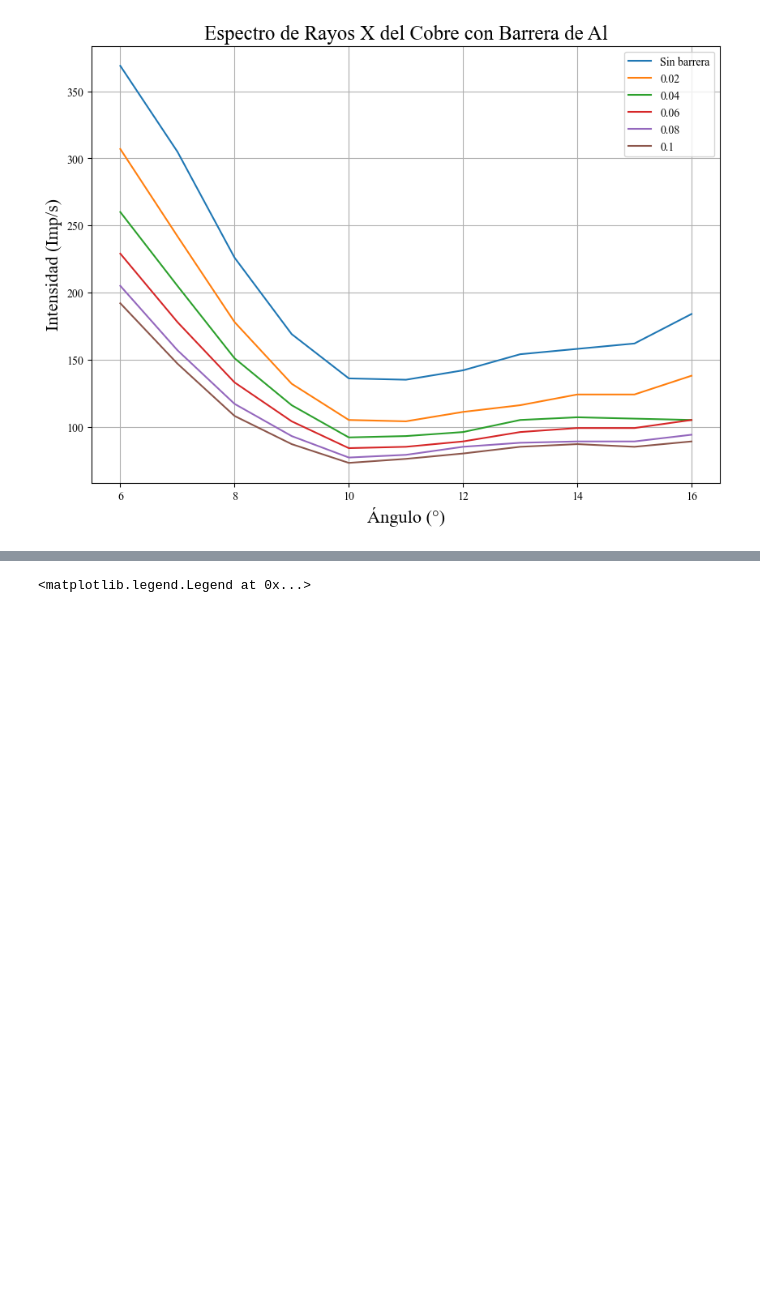
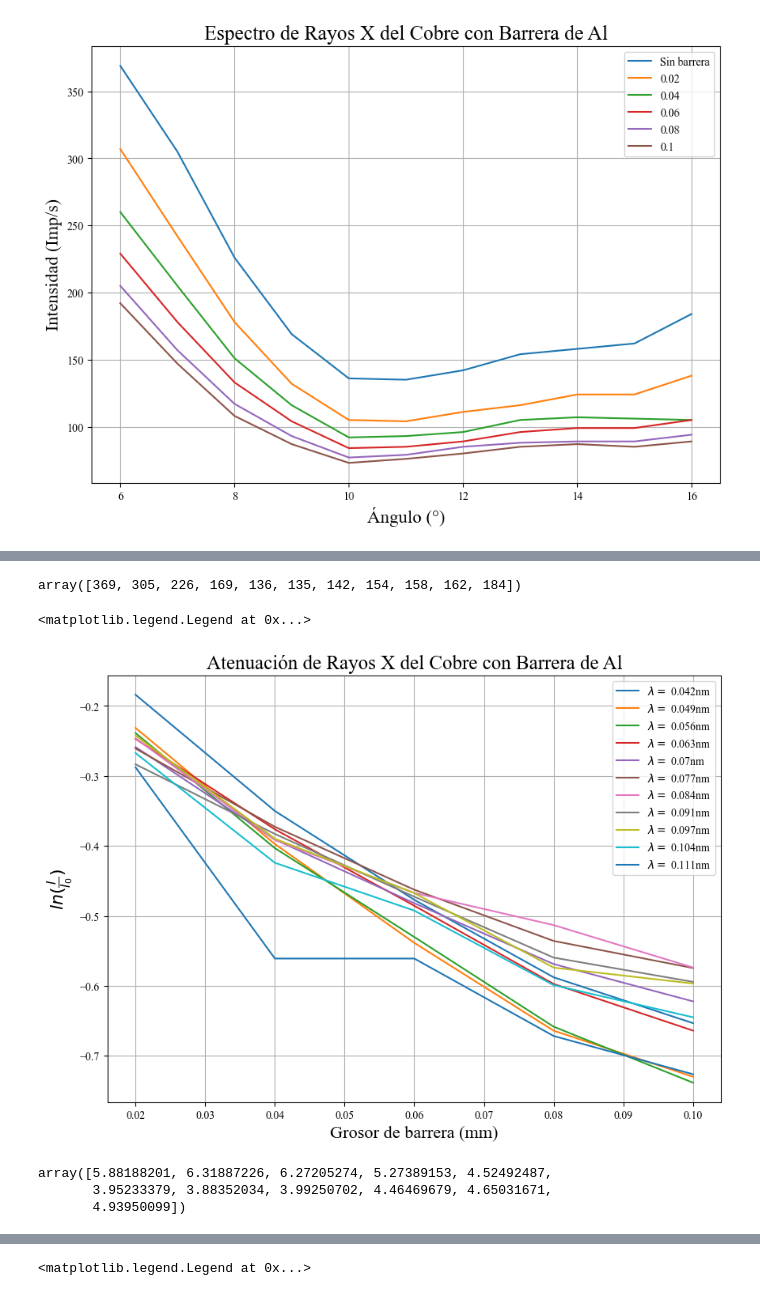
Before and after one commit to slaverdeg/Laboratorio-Intermedio-1, a Jupyter notebook: Rayos X/Actividades_2_y_4.ipynb, the cells around one changed output, grey strips where cells are left out. Cells and saved outputs as stored; diff of their text form; code cells hidden in the pictures; blank space fills up the shorter version.

```diff
--- a/Rayos X/Bitácora_2_y_4.ipynb
+++ b/Rayos X/Actividades_2_y_4.ipynb
@@ -19,6 +29,18 @@ for i in range(len(data_)):
         data.append(data_[i].tolist())
 data = np.array(data)
 barreras = np.array([0.02,0.04,0.06,0.08,0.1])
+
+incer_I = 1
+n = 1
+d = 0.2014 #nm
+def bragg (d,theta,n):
+    return 2/n* (d*np.sin(np.deg2rad(theta)))
+
+def inc_bragg (d,theta,itheta,n):
+    theta_=np.deg2rad(theta)
+    itheta_=np.deg2rad(itheta)
+    return np.abs(2/n* (d*np.cos(theta_)*itheta_))
+
 data
 # %% [output]
 array([[369, 305, 226, 169, 136, 135, 142, 154, 158, 162, 184],
@@ -45,3 +69,6 @@ plt.legend()
 # %% [output]
 <matplotlib.legend.Legend at 0x...>
 [figure]
+# %%
+lambdas = bragg(d,angulos,n)
+lambdas
@@ -47,0 +79,3 @@ plt.legend()
+# %%
+data_Al = data[1:len(barreras) + 1].T
+data_Al
@@ -47,0 +94,33 @@ plt.legend()
+# %%
+I0 = data[0]
+I0
+# %% [output]
+array([369, 305, 226, 169, 136, 135, 142, 154, 158, 162, 184])
+# %%
+miu = np.zeros(len(lambdas))
+incer_miu = np.zeros(len(lambdas))
+
+plt.rc('font', family='Times New Roman')
+plt.figure(figsize = (10, 7))
+for i in range(len(data_Al)):
+    y = np.log(data_Al[i]/I0[i])
+    incer_y = (I0[i]/data_Al[i])*np.sqrt(incer_I**2 + (incer_I/(I0[i]**2))**2)
+    coef,cov = np.polyfit(barreras,y, 1, cov=True)
+    miu[i] = coef[0]
+    incer_miu[i] = np.sqrt(cov[0, 0])
+    plt.plot(barreras,y,label= r'$\lambda=$' + ' ' + str(round(lambdas[i],3)) + 'nm')
+plt.ylabel(r'$ln(\frac{I}{I_0})$', fontsize=16)
+plt.title("Atenuación de Rayos X del Cobre con Barrera de Al", fontsize=18)
+plt.xlabel("Grosor de barrera (mm)",fontsize=16)
+plt.grid(True)
+plt.legend()
+# %% [output]
+<matplotlib.legend.Legend at 0x...>
+[figure, added]
+# %%
+miu *= -1
+miu
+# %% [output]
+array([5.88188201, 6.31887226, 6.27205274, 5.27389153, 4.52492487,
+       3.95233379, 3.88352034, 3.99250702, 4.46469679, 4.65031671,
+       4.93950099])
```
Also changed, not shown: parts of 17 cells of this notebook.
